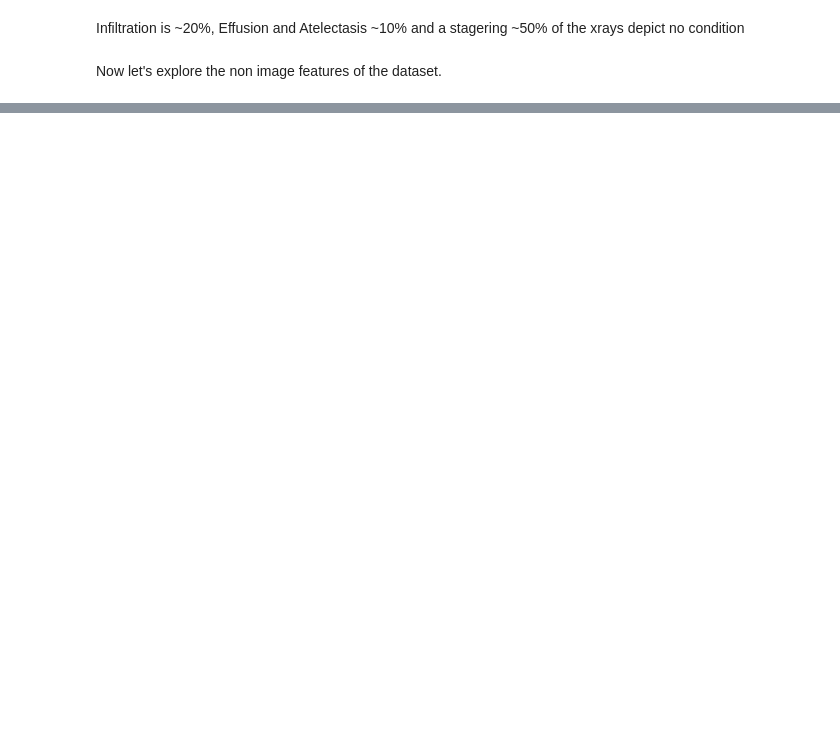
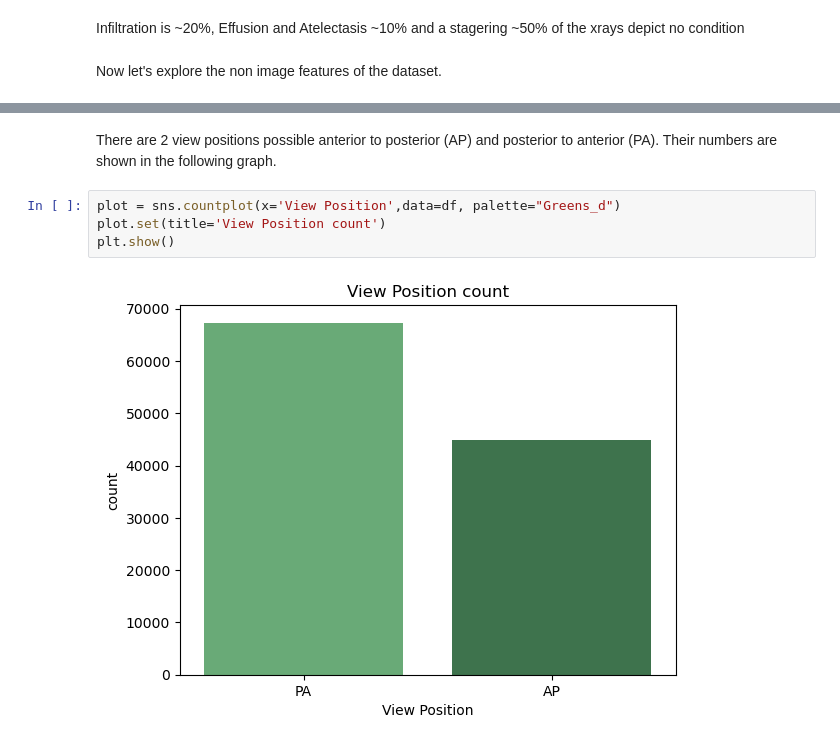
Before and after one commit to ppapageo/chest-xray, a Jupyter notebook: explore.ipynb, the cells around one changed output, grey strips where cells are left out. Cells and saved outputs as stored; diff of their text form; blank space fills up the shorter version.

```diff
--- a/explore.ipynb
+++ b/explore.ipynb
@@ -187,0 +183,8 @@ Text(0.5, 1.0, 'Follow-up distribution')
+# %% [markdown]
+There are 2 view positions possible anterior to posterior (AP) and posterior to anterior (PA). Their numbers are shown in the following graph.
+# %%
+plot = sns.countplot(x='View Position',data=df, palette="Greens_d")
+plot.set(title='View Position count')
+plt.show()
+# %% [output]
+[figure, added]
```
Also changed, not shown: parts of 15 cells of this notebook.
